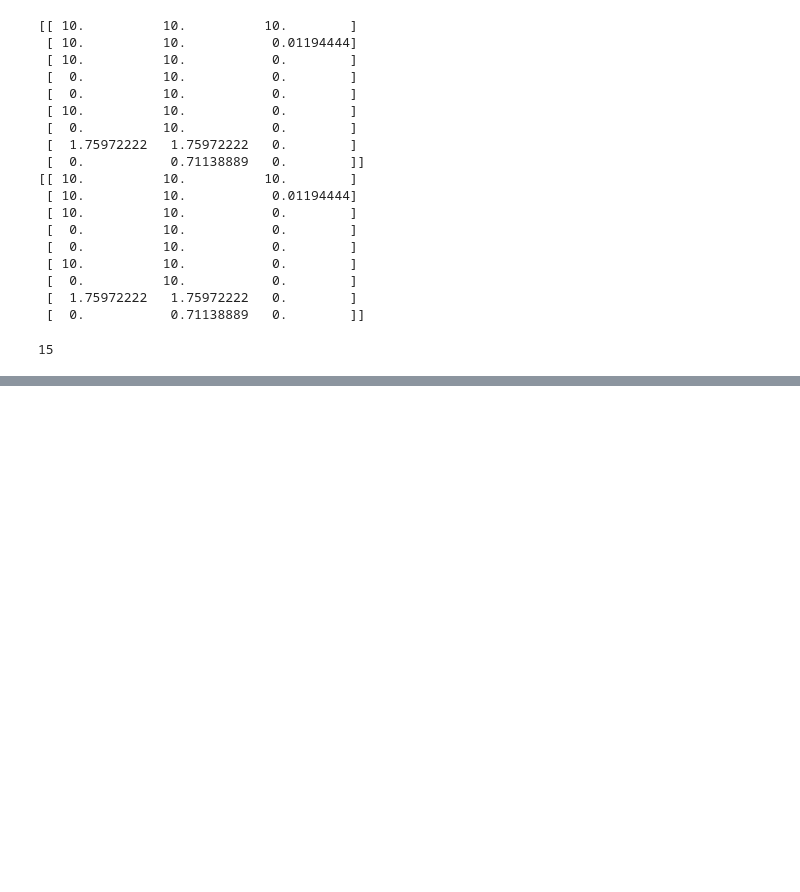
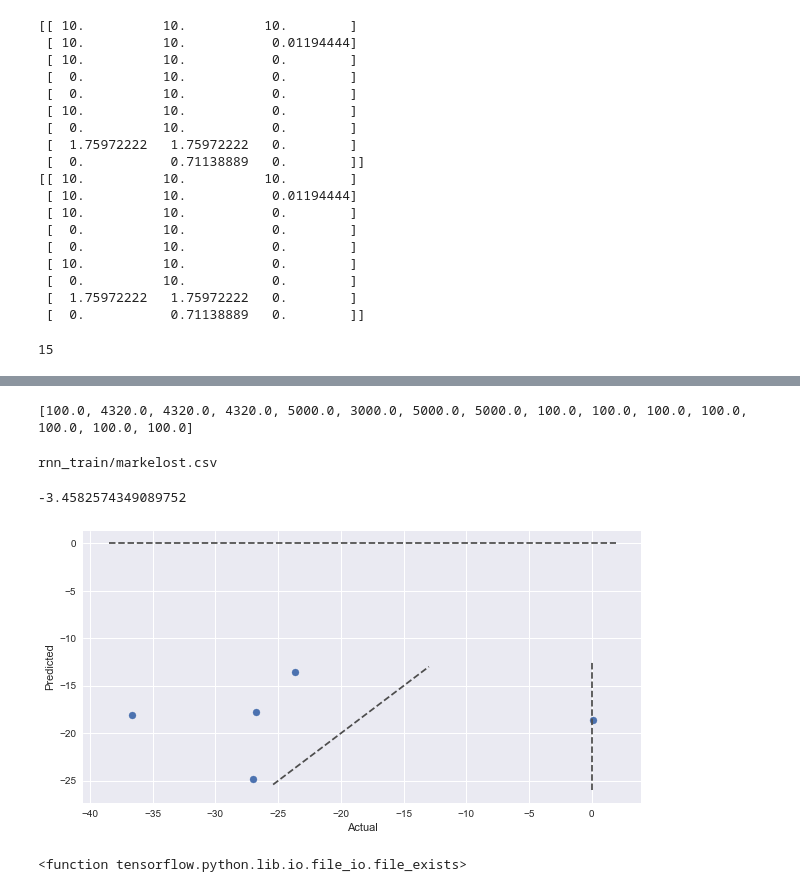
Before and after one commit to yjiao/codeforces_predict, a Jupyter notebook: keras_v2.ipynb, the cells around one changed output, grey strips where cells are left out. Cells and saved outputs as stored; diff of their text form; code cells hidden in the pictures; blank space fills up the shorter version.

```diff
--- a/keras_v2.ipynb
+++ b/keras_v2.ipynb
@@ -302,0 +311,76 @@ model.save('test')
+# %%
+from train_model import *
+# ------------------------------------------
+# parameters
+# ------------------------------------------
+month = 3
+tags = set(['implementation', 'two pointers', 'data structures', '*special', 'probabilities', 'divide and conquer', 'shortest paths', 'meet-in-the-middle', 'trees', 'matrices', 'graph matchings', 'expression parsing', 'graphs', 'ternary search', 'dfs and similar', 'combinatorics', 'string suffix structures', 'games', 'binary search', '2-sat', 'brute force', 'hashing', 'dsu', 'chinese remainder theorem', 'flows', 'sortings', 'number theory', 'fft', 'greedy', 'schedules', 'math', 'strings', 'bitmasks', 'geometry', 'dp', 'constructive algorithms'])
+ymax = 500.0
+maxrating = 5000.0
+maxpoints = 3000.0
+maxtimepts = 100
+maxtime = 24 * 30 * month * 2
+path = 'rnn_train/'
+
+# ------------------------------------------
+# Get list of handles in train/ test/ val
+# ------------------------------------------
+with open('set_val.txt') as f:
+    val_handles = [h.strip() for h in f.readlines()]
+
+
+# user columns can be out of order, use tourist's as correct order
+with open(path + 'tourist.csv') as f:
+    correct_cols = [t.strip() for t in f.readline().split(',')]
+    correct_cols = [c for c in correct_cols if c not in tags]
+
+# ------------------------------------------
+# Scaling
+# ------------------------------------------
+xmax = np.array([
+        maxtimepts,
+        maxtime,
+        maxtime,
+        maxtime,
+        maxrating,
+        maxpoints,
+        maxrating,
+        maxrating,
+        maxtimepts,
+        maxtimepts,
+        maxtimepts,
+        maxtimepts,
+        maxtimepts,
+        maxtimepts,
+        maxtimepts
+        ])
+
+print list(xmax)
+# %% [output]
+[100.0, 4320.0, 4320.0, 4320.0, 5000.0, 3000.0, 5000.0, 5000.0, 100.0, 100.0, 100.0, 100.0, 100.0, 100.0, 100.0]
+# %%
+reload(keras_functions)
+X, Y, _, _, colnames = keras_functions.get_train_data(['markelost'], binvars, correct_cols, maxtimepts, path, maxtime)
+
+batchsize = X[0].shape
+model = make_model(batchsize)
+
+model.load_weights('model_weights.h5')
+
+y_pred = model.predict(X[0]/xmax, batch_size=X[0].shape[0])
+# %% [output]
+rnn_train/markelost.csv
+# %%
+plt.scatter(Y[0], y_pred * ymax)
+ax = plt.gca()
+diag = max(ax.get_xlim(), ax.get_ylim())
+ax.plot(diag, diag, ls="--", c=".3")
+ax.plot([0,0], ax.get_ylim(), ls="--", c=".3")
+ax.plot(ax.get_xlim(), [0,0], ls="--", c=".3")
+plt.xlabel('Actual')
+plt.ylabel('Predicted')
+
+r2_score(Y[0], y_pred)
+# %% [output]
+-3.4582574349089752
+[figure, added]
@@ -302,0 +389,4 @@ model.save('test')
+# %%
+gfile.Exists
+# %% [output]
+<function tensorflow.python.lib.io.file_io.file_exists>
```
Also changed, not shown: parts of 4 cells of this notebook, 2 other files.
